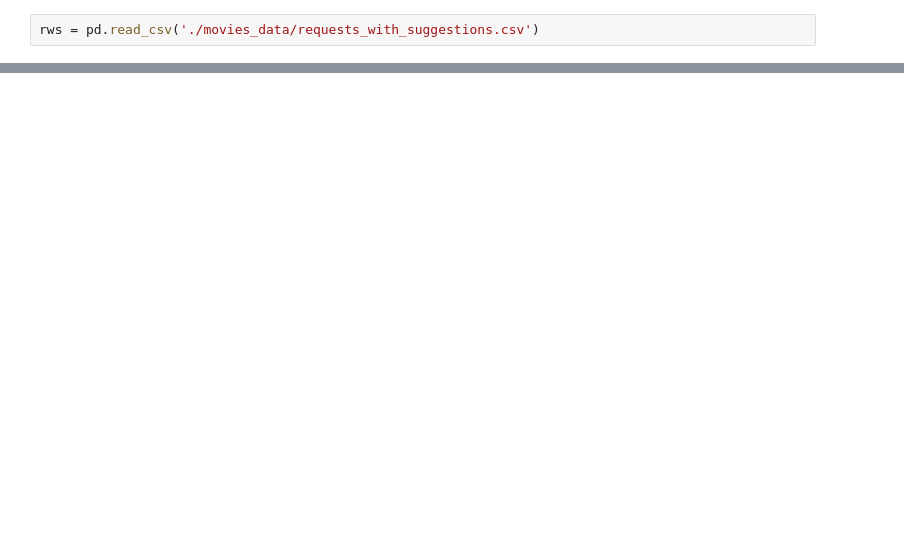
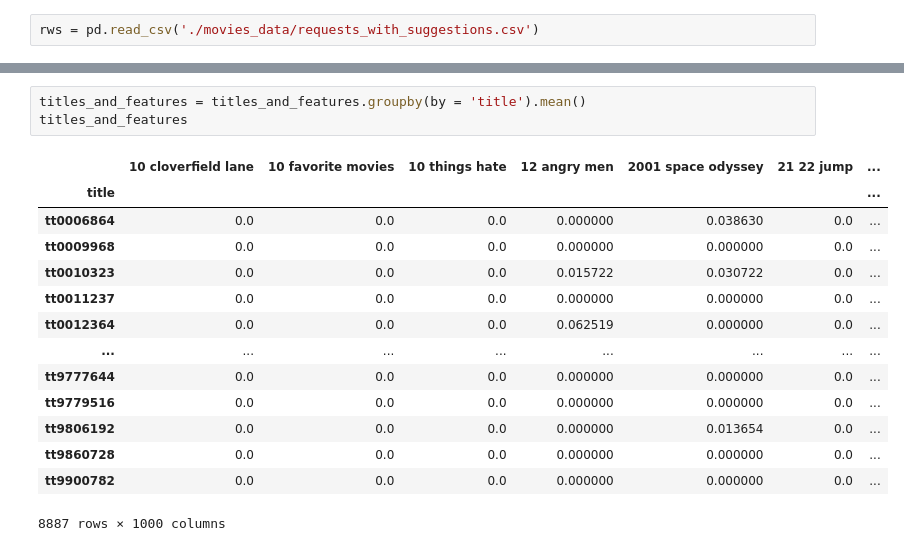
Before and after one commit to calebwx/NLP-Movie-Recommender, a Jupyter notebook: Reccomender.ipynb, the cells around one changed output, grey strips where cells are left out. Cells and saved outputs as stored; diff of their text form; blank space fills up the shorter version.

```diff
--- a/Reccomender.ipynb
+++ b/Reccomender.ipynb
@@ -107,0 +652,18 @@ tt1396484 0.3270519950488796
+# %%
+titles_and_features = titles_and_features.groupby(by = 'title').mean()
+titles_and_features
+# %% [output]
+|  | 10 cloverfield lane | 10 favorite movies | 10 things hate | 12 angry men | 2001 space odyssey | 21 22 jump | ... |
+| title |  |  |  |  |  |  | ... |
+| tt0006864 | 0.0 | 0.0 | 0.0 | 0.000000 | 0.038630 | 0.0 | ... |
+| tt0009968 | 0.0 | 0.0 | 0.0 | 0.000000 | 0.000000 | 0.0 | ... |
+| tt0010323 | 0.0 | 0.0 | 0.0 | 0.015722 | 0.030722 | 0.0 | ... |
+| tt0011237 | 0.0 | 0.0 | 0.0 | 0.000000 | 0.000000 | 0.0 | ... |
+| tt0012364 | 0.0 | 0.0 | 0.0 | 0.062519 | 0.000000 | 0.0 | ... |
+| ... | ... | ... | ... | ... | ... | ... | ... |
+| tt9777644 | 0.0 | 0.0 | 0.0 | 0.000000 | 0.000000 | 0.0 | ... |
+| tt9779516 | 0.0 | 0.0 | 0.0 | 0.000000 | 0.000000 | 0.0 | ... |
+| tt9806192 | 0.0 | 0.0 | 0.0 | 0.000000 | 0.013654 | 0.0 | ... |
+| tt9860728 | 0.0 | 0.0 | 0.0 | 0.000000 | 0.000000 | 0.0 | ... |
+| tt9900782 | 0.0 | 0.0 | 0.0 | 0.000000 | 0.000000 | 0.0 | ... |
+8887 rows × 1000 columns
```
Also changed, not shown: parts of 62 cells of this notebook, 13 other files.
